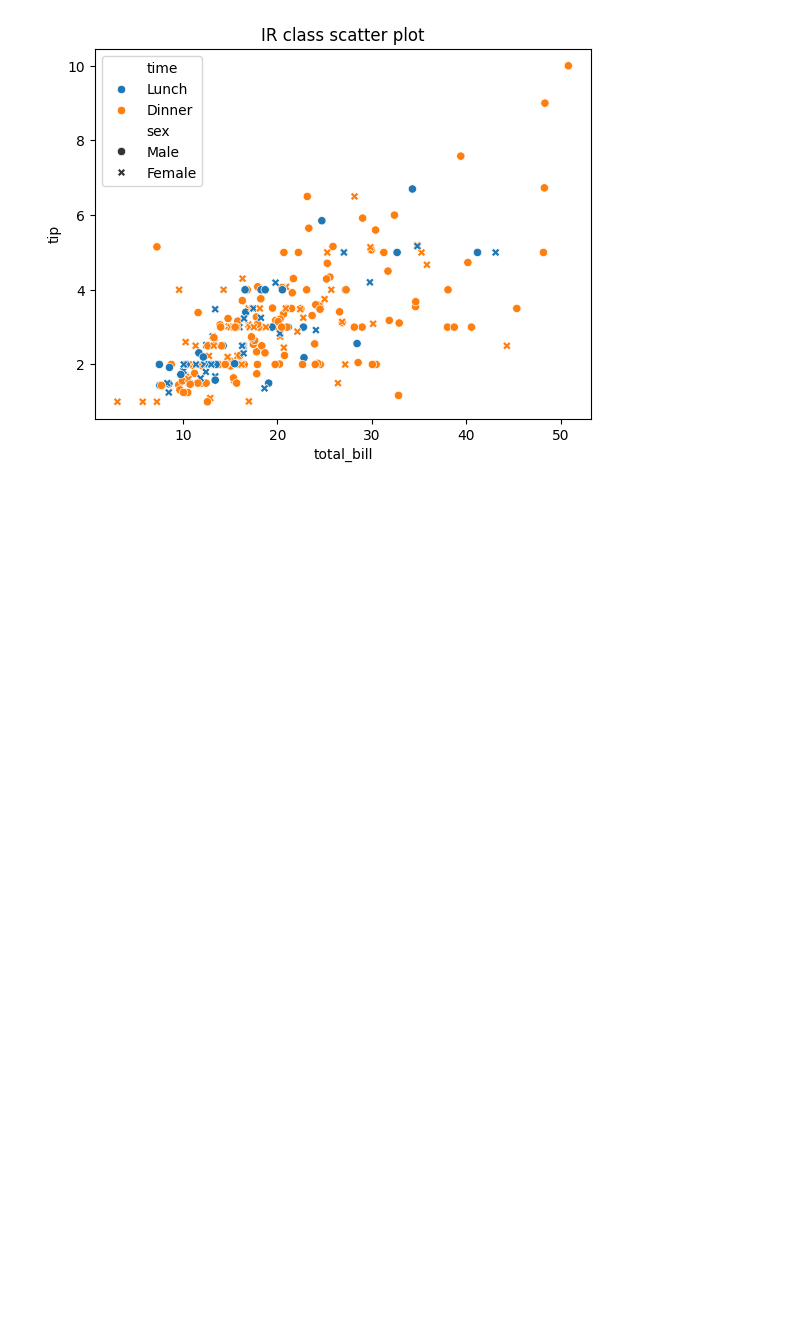
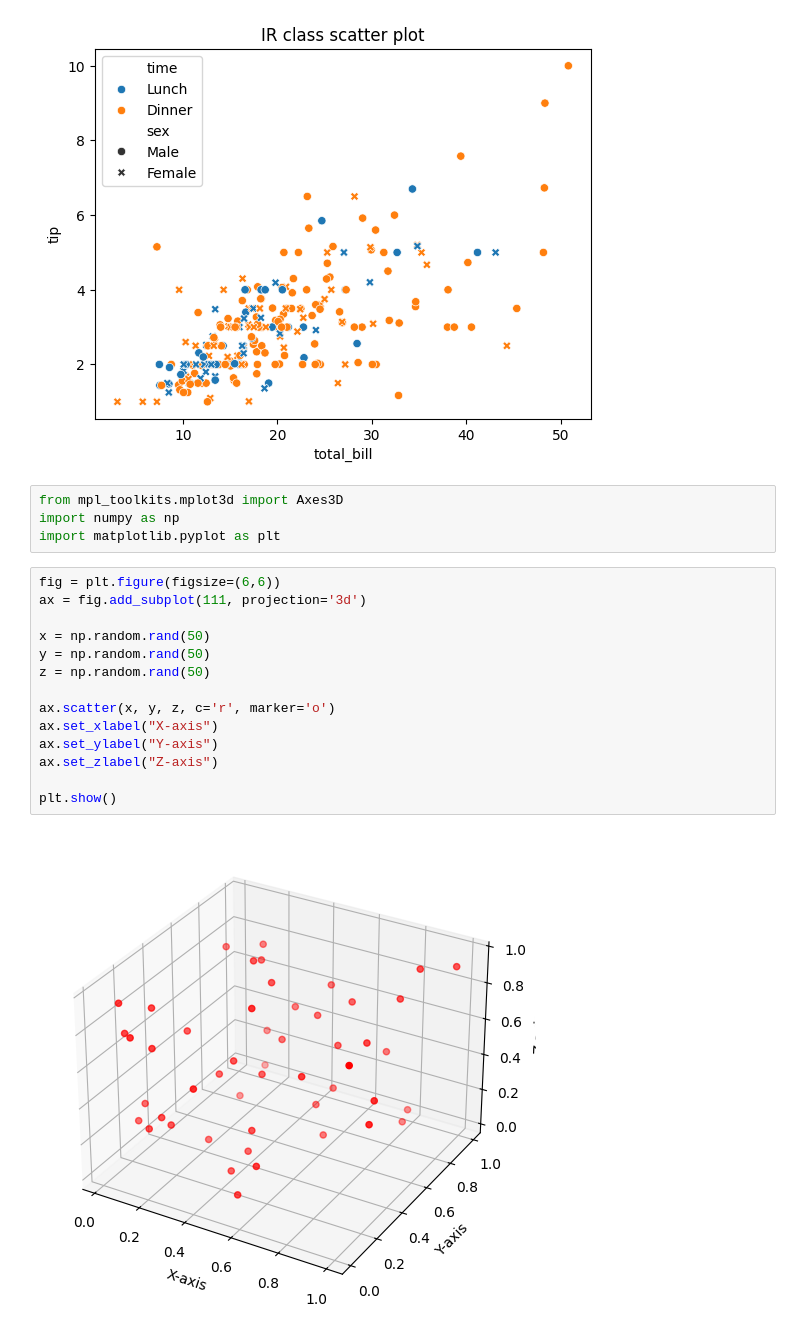
Before and after one commit to ujwal32/EDA, a Jupyter notebook: EDA.ipynb/sns_start(5).ipynb, the cells around one changed output. Drawn from its saved outputs; the diff is of its cells as text; blank space fills up the shorter version.

```diff
--- a/EDA.ipynb/sns_start(5).ipynb
+++ b/EDA.ipynb/sns_start(5).ipynb
@@ -47,3 +47,23 @@ plt.title("IR class scatter plot")
 plt.show()
 # %% [output]
 [figure]
+# %%
+from mpl_toolkits.mplot3d import Axes3D
+import numpy as np
+import matplotlib.pyplot as plt
+# %%
+fig = plt.figure(figsize=(6,6))
+ax = fig.add_subplot(111, projection='3d')
+
+x = np.random.rand(50)
+y = np.random.rand(50)
+z = np.random.rand(50)
+
+ax.scatter(x, y, z, c='r', marker='o')
+ax.set_xlabel("X-axis")
+ax.set_ylabel("Y-axis")
+ax.set_zlabel("Z-axis")
+
+plt.show()
+# %% [output]
+[figure, added]
```
Also changed, not shown: parts of 2 cells of this notebook, 1 other file.
